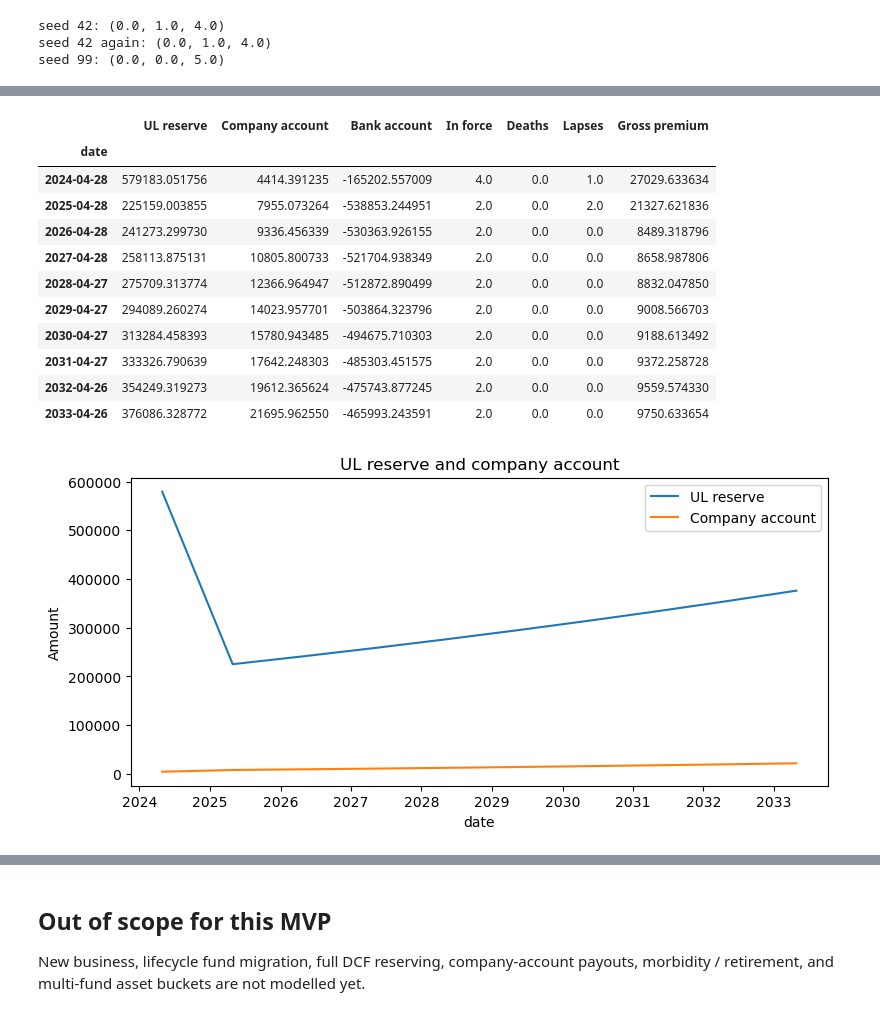
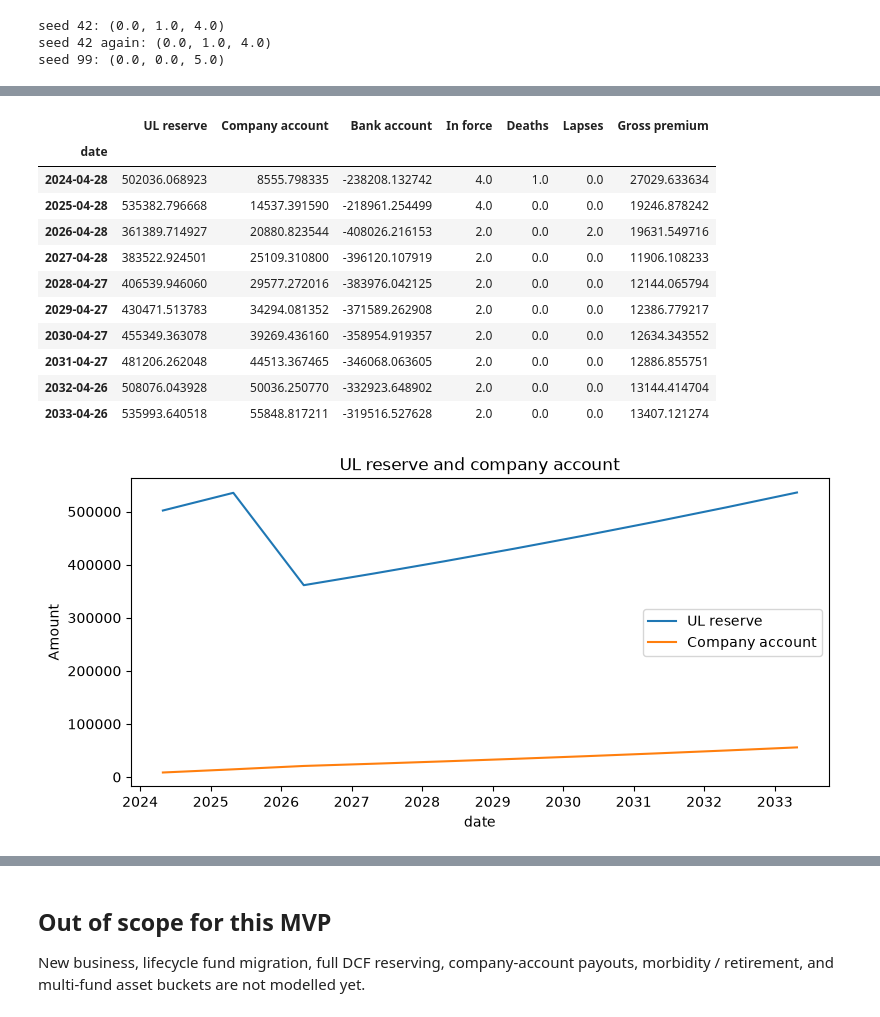
Before and after one commit to open-source-modelling/Open_Source_Economic_Model, a Jupyter notebook: notebooks/prototypes/unit_linked.ipynb, the cells around one changed output, grey strips where cells are left out. Cells and saved outputs as stored; diff of their text form; code cells hidden in the pictures.

```diff
--- a/notebooks/prototypes/unit_linked.ipynb
+++ b/notebooks/prototypes/unit_linked.ipynb
@@ -673,47 +675,47 @@ for k in range(1, n_periods + 1):
         fund=ul_fund,
         society=society,
         random_seed=settings.random_seed,
-        proj_period=k,
+        proj_period=k - 1,
     )
     bank[curr] += cfs["gross_premium"] - cfs["death"] - cfs["surrender"]
     company[curr] += cfs["entry_fee"] + cfs["admin_fee"]
 
     history.append({
         "date": curr,
         "UL reserve": ul_ptf.total_reserve(mv, curr),
         "Company account": float(company.loc[0, curr]),
         "Bank account": float(bank.loc[0, curr]),
         "In force": cfs["in_force"],
         "Deaths": cfs["deaths"],
         "Lapses": cfs["lapses"],
         "Gross premium": cfs["gross_premium"],
     })
     prev = curr
 
 history_df = pd.DataFrame(history).set_index("date")
 display(history_df)
 
 try:
     ax = history_df[["UL reserve", "Company account"]].plot(
         figsize=(9, 4), title="UL reserve and company account"
     )
     ax.set_ylabel("Amount")
 except ImportError:
     print("Install matplotlib to plot this table (optional).")
 # %% [output]
 |  | UL reserve | Company account | Bank account | In force | Deaths | Lapses | Gross premium |
 | date |  |  |  |  |  |  |  |
-| 2024-04-28 | 579183.051756 | 4414.391235 | -165202.557009 | 4.0 | 0.0 | 1.0 | 27029.633634 |
-| 2025-04-28 | 225159.003855 | 7955.073264 | -538853.244951 | 2.0 | 0.0 | 2.0 | 21327.621836 |
-| 2026-04-28 | 241273.299730 | 9336.456339 | -530363.926155 | 2.0 | 0.0 | 0.0 | 8489.318796 |
-| 2027-04-28 | 258113.875131 | 10805.800733 | -521704.938349 | 2.0 | 0.0 | 0.0 | 8658.987806 |
-| 2028-04-27 | 275709.313774 | 12366.964947 | -512872.890499 | 2.0 | 0.0 | 0.0 | 8832.047850 |
-| 2029-04-27 | 294089.260274 | 14023.957701 | -503864.323796 | 2.0 | 0.0 | 0.0 | 9008.566703 |
-| 2030-04-27 | 313284.458393 | 15780.943485 | -494675.710303 | 2.0 | 0.0 | 0.0 | 9188.613492 |
-| 2031-04-27 | 333326.790639 | 17642.248303 | -485303.451575 | 2.0 | 0.0 | 0.0 | 9372.258728 |
-| 2032-04-26 | 354249.319273 | 19612.365624 | -475743.877245 | 2.0 | 0.0 | 0.0 | 9559.574330 |
-| 2033-04-26 | 376086.328772 | 21695.962550 | -465993.243591 | 2.0 | 0.0 | 0.0 | 9750.633654 |
+| 2024-04-28 | 502036.068923 | 8555.798335 | -238208.132742 | 4.0 | 1.0 | 0.0 | 27029.633634 |
+| 2025-04-28 | 535382.796668 | 14537.391590 | -218961.254499 | 4.0 | 0.0 | 0.0 | 19246.878242 |
+| 2026-04-28 | 361389.714927 | 20880.823544 | -408026.216153 | 2.0 | 0.0 | 2.0 | 19631.549716 |
+| 2027-04-28 | 383522.924501 | 25109.310800 | -396120.107919 | 2.0 | 0.0 | 0.0 | 11906.108233 |
+| 2028-04-27 | 406539.946060 | 29577.272016 | -383976.042125 | 2.0 | 0.0 | 0.0 | 12144.065794 |
+| 2029-04-27 | 430471.513783 | 34294.081352 | -371589.262908 | 2.0 | 0.0 | 0.0 | 12386.779217 |
+| 2030-04-27 | 455349.363078 | 39269.436160 | -358954.919357 | 2.0 | 0.0 | 0.0 | 12634.343552 |
+| 2031-04-27 | 481206.262048 | 44513.367465 | -346068.063605 | 2.0 | 0.0 | 0.0 | 12886.855751 |
+| 2032-04-26 | 508076.043928 | 50036.250770 | -332923.648902 | 2.0 | 0.0 | 0.0 | 13144.414704 |
+| 2033-04-26 | 535993.640518 | 55848.817211 | -319516.527628 | 2.0 | 0.0 | 0.0 | 13407.121274 |
-[figure, old version]
+[figure, new version]
 # %% [markdown]
 ## Connection to the full ALM run
 
```
Also changed, not shown: parts of 16 cells of this notebook.
